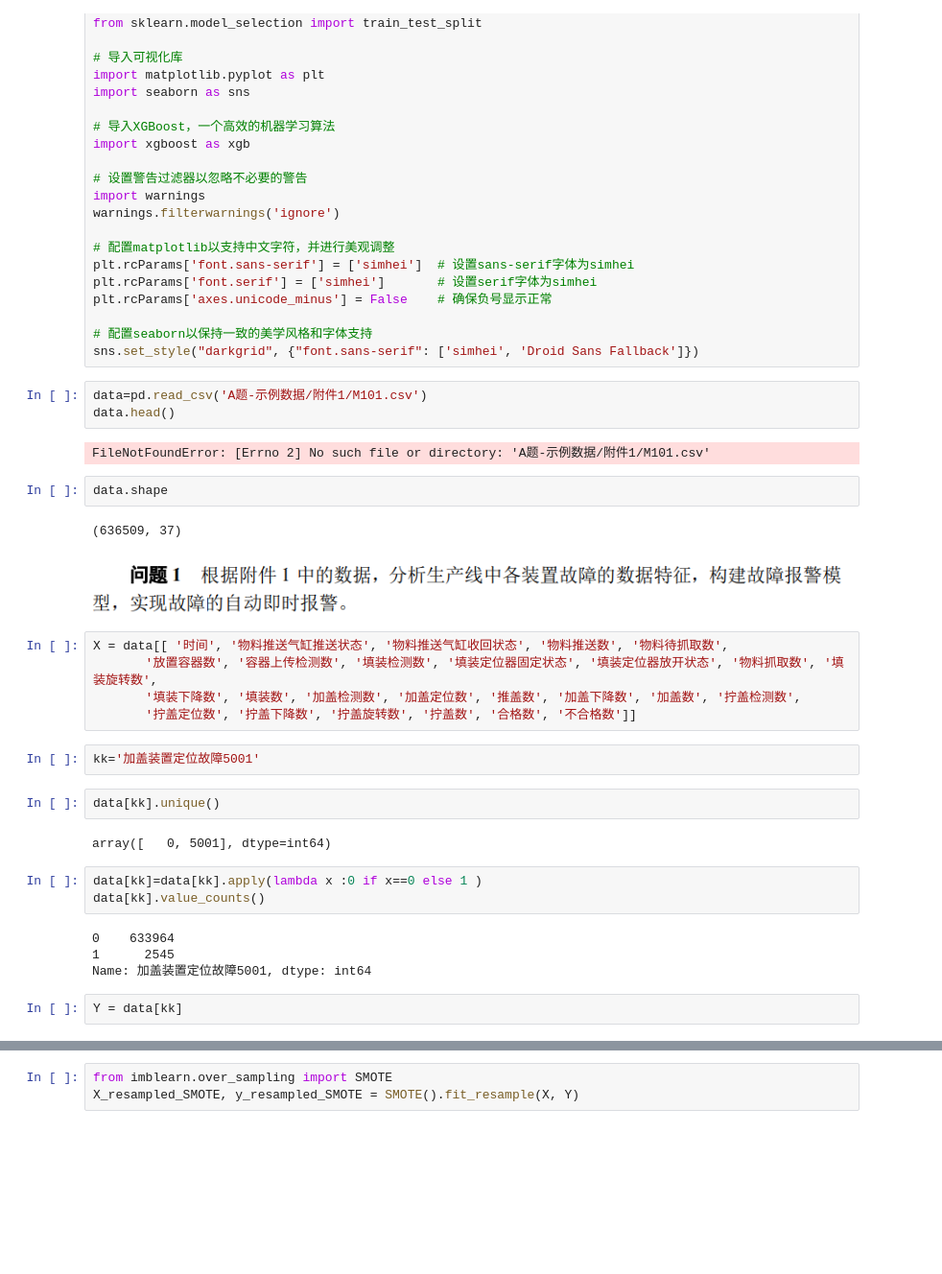
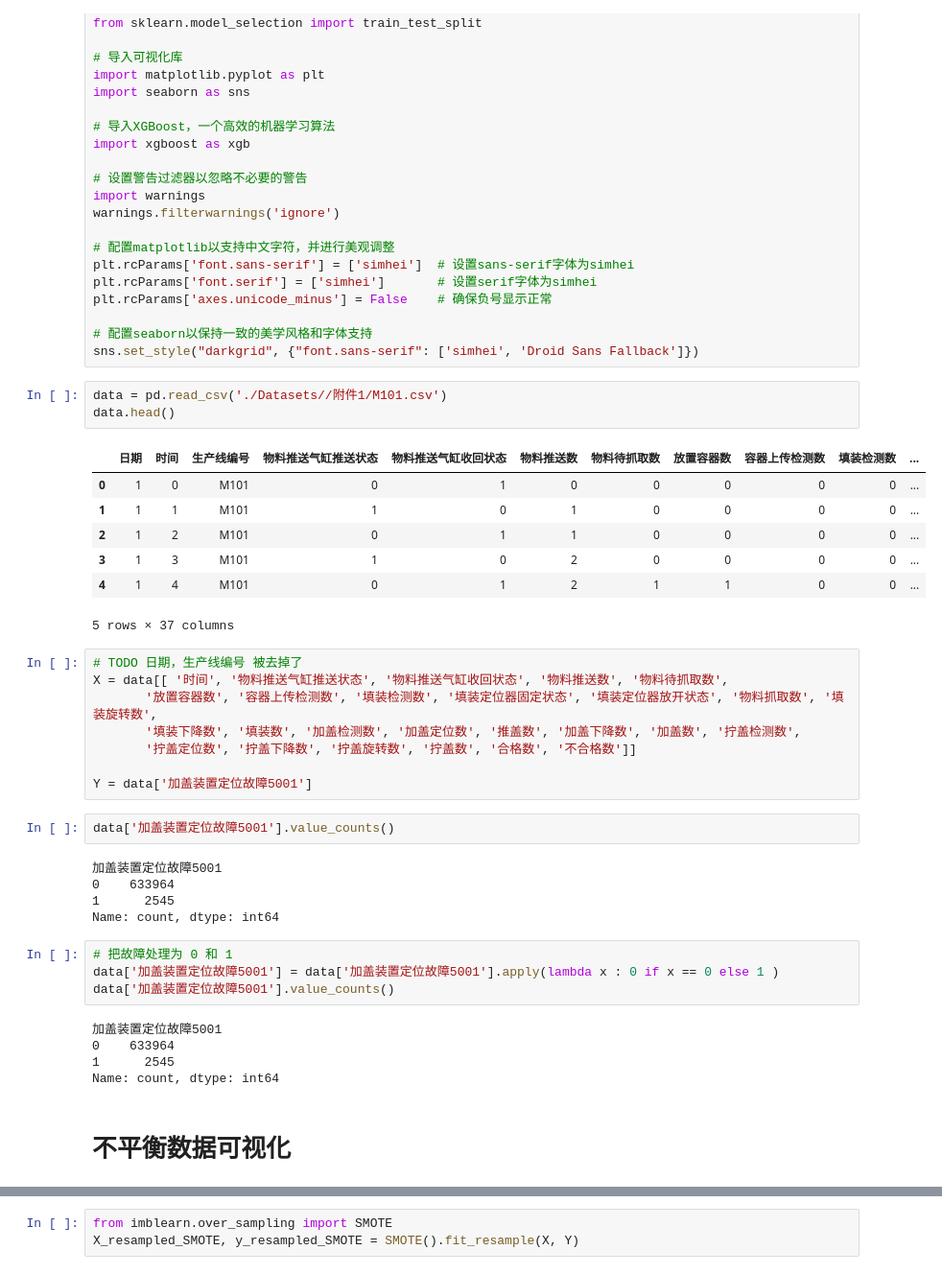
Before and after one commit to StarCodeQuest/-, a Jupyter notebook: 45/Q1_加盖装置定位故障5001.ipynb, the cells around one changed output, grey strips where cells are left out. Shown at 96% size. Cells and saved outputs as stored; diff of their text form; blank space fills up the shorter version.

```diff
--- a/45/Q1_加盖装置定位故障5001.ipynb
+++ b/45/Q1_加盖装置定位故障5001.ipynb
@@ -32,34 +32,40 @@ plt.rcParams['axes.unicode_minus'] = False    # 确保负号显示正常
 # 配置seaborn以保持一致的美学风格和字体支持
 sns.set_style("darkgrid", {"font.sans-serif": ['simhei', 'Droid Sans Fallback']})
 # %%
-data=pd.read_csv('A题-示例数据/附件1/M101.csv')
+data = pd.read_csv('./Datasets//附件1/M101.csv')
 data.head()
 # %% [output]
+|  | 日期 | 时间 | 生产线编号 | 物料推送气缸推送状态 | 物料推送气缸收回状态 | 物料推送数 | 物料待抓取数 | 放置容器数 | 容器上传检测数 | 填装检测数 | ... |
+| 0 | 1 | 0 | M101 | 0 | 1 | 0 | 0 | 0 | 0 | 0 | ... |
+| 1 | 1 | 1 | M101 | 1 | 0 | 1 | 0 | 0 | 0 | 0 | ... |
+| 2 | 1 | 2 | M101 | 0 | 1 | 1 | 0 | 0 | 0 | 0 | ... |
+| 3 | 1 | 3 | M101 | 1 | 0 | 2 | 0 | 0 | 0 | 0 | ... |
+| 4 | 1 | 4 | M101 | 0 | 1 | 2 | 1 | 1 | 0 | 0 | ... |
-FileNotFoundError: [Errno 2] No such file or directory: 'A题-示例数据/附件1/M101.csv'
+5 rows × 37 columns
-# %%
-data.shape
-# %% [output]
-(636509, 37)
-# %% [markdown]
-![image.png](attachment:019ad628-ae69-408d-8727-5e0947887035.png)
 # %%
+# TODO 日期，生产线编号 被去掉了
 X = data[[ '时间', '物料推送气缸推送状态', '物料推送气缸收回状态', '物料推送数', '物料待抓取数',
        '放置容器数', '容器上传检测数', '填装检测数', '填装定位器固定状态', '填装定位器放开状态', '物料抓取数', '填装旋转数',
        '填装下降数', '填装数', '加盖检测数', '加盖定位数', '推盖数', '加盖下降数', '加盖数', '拧盖检测数',
        '拧盖定位数', '拧盖下降数', '拧盖旋转数', '拧盖数', '合格数', '不合格数']]
+
+Y = data['加盖装置定位故障5001']
-# %%
-kk='加盖装置定位故障5001'
 # %%
-data[kk].unique()
+data['加盖装置定位故障5001'].value_counts()
 # %% [output]
-array([   0, 5001], dtype=int64)
+加盖装置定位故障5001
+0    633964
+1      2545
+Name: count, dtype: int64
 # %%
-data[kk]=data[kk].apply(lambda x :0 if x==0 else 1 )
-data[kk].value_counts()
+# 把故障处理为 0 和 1
+data['加盖装置定位故障5001'] = data['加盖装置定位故障5001'].apply(lambda x : 0 if x == 0 else 1 )
+data['加盖装置定位故障5001'].value_counts()
 # %% [output]
+加盖装置定位故障5001
 0    633964
 1      2545
-Name: 加盖装置定位故障5001, dtype: int64
+Name: count, dtype: int64
-# %%
-Y = data[kk]
+# %% [markdown]
+# 不平衡数据可视化
 # %%
```
Also changed, not shown: parts of 12 cells of this notebook.
